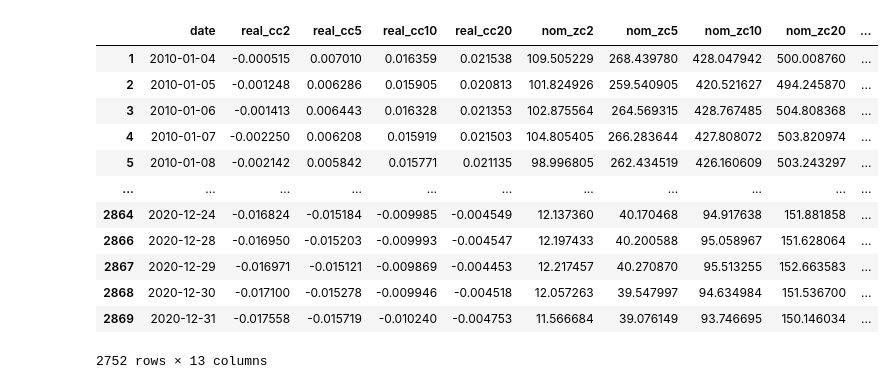
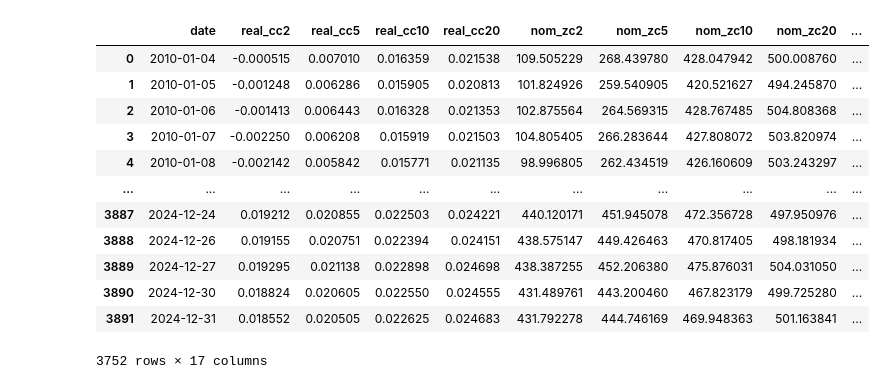
Before and after one commit to jmbejara/p14_tips_treasury_arb, a Jupyter notebook: src/test_replication.ipynb, the cells around one changed output. Drawn from its saved outputs; the diff is of its cells as text; code cells hidden in the pictures.

```diff
--- a/src/test_replication.ipynb
+++ b/src/test_replication.ipynb
@@ -1,21 +1,21 @@
 # %%
 import pandas as pd
 # %%
-rf = pd.read_parquet("../_output/tips_treasury_implied_rf.parquet")
+rf = pd.read_parquet("../_data/tips_treasury_implied_rf.parquet")
 rf
 # %% [output]
 |  | date | real_cc2 | real_cc5 | real_cc10 | real_cc20 | nom_zc2 | nom_zc5 | nom_zc10 | nom_zc20 | ... |
-| 1 | 2010-01-04 | -0.000515 | 0.007010 | 0.016359 | 0.021538 | 109.505229 | 268.439780 | 428.047942 | 500.008760 | ... |
-| 2 | 2010-01-05 | -0.001248 | 0.006286 | 0.015905 | 0.020813 | 101.824926 | 259.540905 | 420.521627 | 494.245870 | ... |
-| 3 | 2010-01-06 | -0.001413 | 0.006443 | 0.016328 | 0.021353 | 102.875564 | 264.569315 | 428.767485 | 504.808368 | ... |
-| 4 | 2010-01-07 | -0.002250 | 0.006208 | 0.015919 | 0.021503 | 104.805405 | 266.283644 | 427.808072 | 503.820974 | ... |
-| 5 | 2010-01-08 | -0.002142 | 0.005842 | 0.015771 | 0.021135 | 98.996805 | 262.434519 | 426.160609 | 503.243297 | ... |
+| 0 | 2010-01-04 | -0.000515 | 0.007010 | 0.016359 | 0.021538 | 109.505229 | 268.439780 | 428.047942 | 500.008760 | ... |
+| 1 | 2010-01-05 | -0.001248 | 0.006286 | 0.015905 | 0.020813 | 101.824926 | 259.540905 | 420.521627 | 494.245870 | ... |
+| 2 | 2010-01-06 | -0.001413 | 0.006443 | 0.016328 | 0.021353 | 102.875564 | 264.569315 | 428.767485 | 504.808368 | ... |
+| 3 | 2010-01-07 | -0.002250 | 0.006208 | 0.015919 | 0.021503 | 104.805405 | 266.283644 | 427.808072 | 503.820974 | ... |
+| 4 | 2010-01-08 | -0.002142 | 0.005842 | 0.015771 | 0.021135 | 98.996805 | 262.434519 | 426.160609 | 503.243297 | ... |
 | ... | ... | ... | ... | ... | ... | ... | ... | ... | ... | ... |
-| 2864 | 2020-12-24 | -0.016824 | -0.015184 | -0.009985 | -0.004549 | 12.137360 | 40.170468 | 94.917638 | 151.881858 | ... |
-| 2866 | 2020-12-28 | -0.016950 | -0.015203 | -0.009993 | -0.004547 | 12.197433 | 40.200588 | 95.058967 | 151.628064 | ... |
-| 2867 | 2020-12-29 | -0.016971 | -0.015121 | -0.009869 | -0.004453 | 12.217457 | 40.270870 | 95.513255 | 152.663583 | ... |
-| 2868 | 2020-12-30 | -0.017100 | -0.015278 | -0.009946 | -0.004518 | 12.057263 | 39.547997 | 94.634984 | 151.536700 | ... |
-| 2869 | 2020-12-31 | -0.017558 | -0.015719 | -0.010240 | -0.004753 | 11.566684 | 39.076149 | 93.746695 | 150.146034 | ... |
+| 3887 | 2024-12-24 | 0.019212 | 0.020855 | 0.022503 | 0.024221 | 440.120171 | 451.945078 | 472.356728 | 497.950976 | ... |
+| 3888 | 2024-12-26 | 0.019155 | 0.020751 | 0.022394 | 0.024151 | 438.575147 | 449.426463 | 470.817405 | 498.181934 | ... |
+| 3889 | 2024-12-27 | 0.019295 | 0.021138 | 0.022898 | 0.024698 | 438.387255 | 452.206380 | 475.876031 | 504.031050 | ... |
+| 3890 | 2024-12-30 | 0.018824 | 0.020605 | 0.022550 | 0.024555 | 431.489761 | 443.200460 | 467.823179 | 499.725280 | ... |
+| 3891 | 2024-12-31 | 0.018552 | 0.020505 | 0.022625 | 0.024683 | 431.792278 | 444.746169 | 469.948363 | 501.163841 | ... |
-2752 rows × 13 columns
+3752 rows × 17 columns
 # %%
 test = pd.DataFrame(index=rf.index)
```
Also changed, not shown: parts of 2 cells of this notebook.
